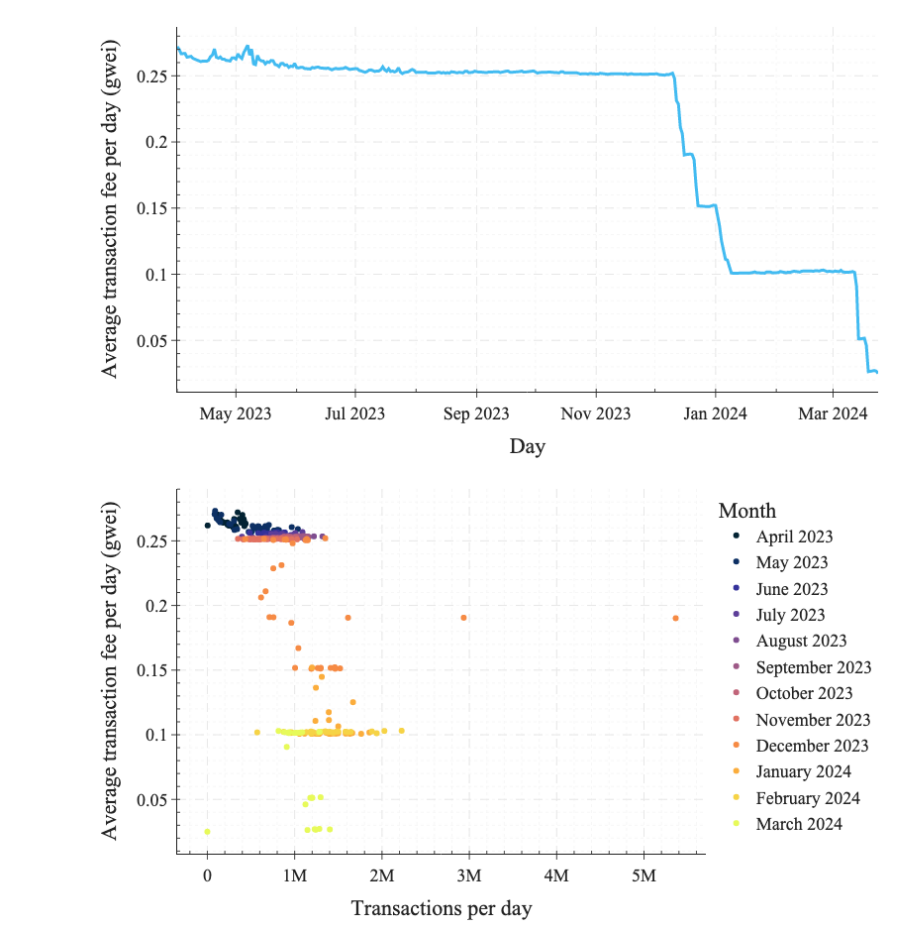
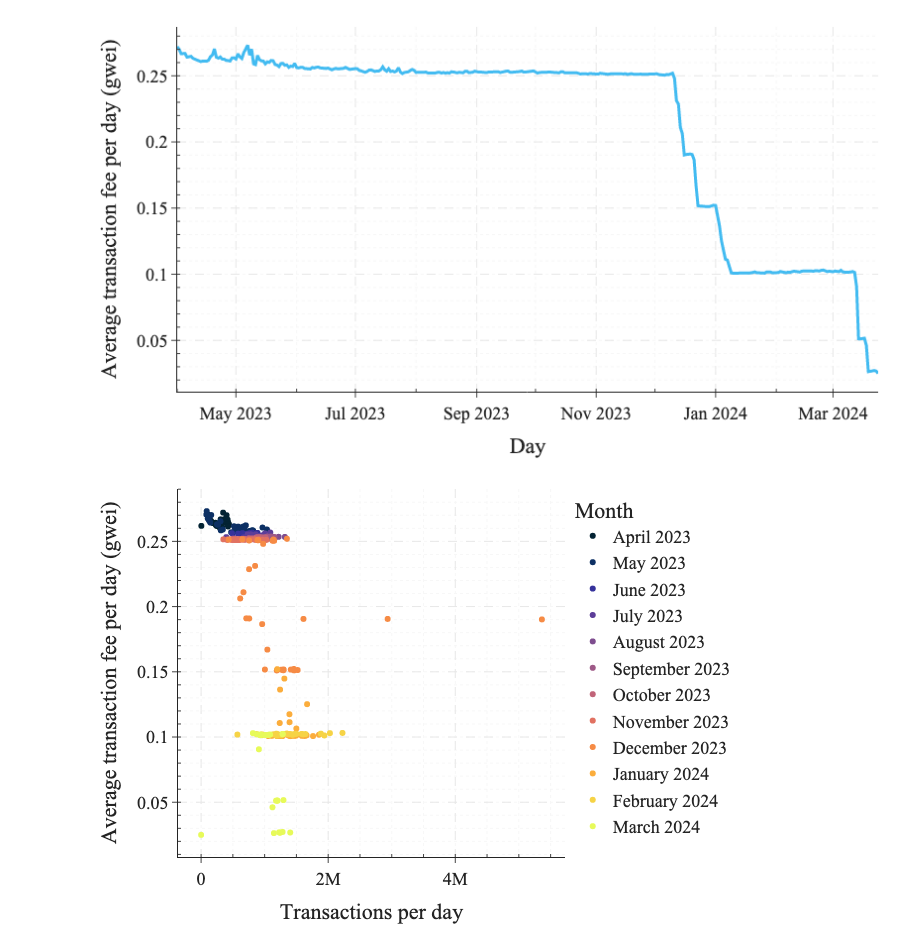
Before and after one commit to matter-labs/zksync-data-dump, a Jupyter notebook: notebooks/02-data-exploration-fees.ipynb, the cells around one changed output. Cells and saved outputs as stored; diff of their text form; code cells hidden in the pictures.

Commit message:
Fix scatter plots

```diff
--- a/notebooks/02-data-exploration-fees.ipynb
+++ b/notebooks/02-data-exploration-fees.ipynb
@@ -257,20 +257,20 @@ fig.show('png')
 # %%
 fig = px.scatter(
     tx_data_per_day_df,
     x="tx_count",
     y="avg_gas_price_tx_gwei",
     color="Month",
     color_discrete_sequence=px.colors.sequential.thermal)
 
-update_plotly_layout_in_place(fig=fig, width=width, height=height)
+update_plotly_layout_in_place(fig=fig, width=650, height=height)
 
 fig.update_layout(xaxis_title="Transactions per day",
                   yaxis_title="Average transaction fee per day (gwei)")
 
 fig.write_image(os.path.join(plots_dir,'avg-tx-fee-vs-tx-count.pdf'))
 fig.show('png')
 # %% [output]
-[figure, old version]
+[figure, new version]
 # %%
 tx_data_per_day_df["Month"] = tx_data_per_day_df["day"].dt.month_name() + " " + tx_data_per_day_df["day"].dt.year.astype("str")
 
```
Also changed, not shown: parts of 1 cell of this notebook, 2 other files.
